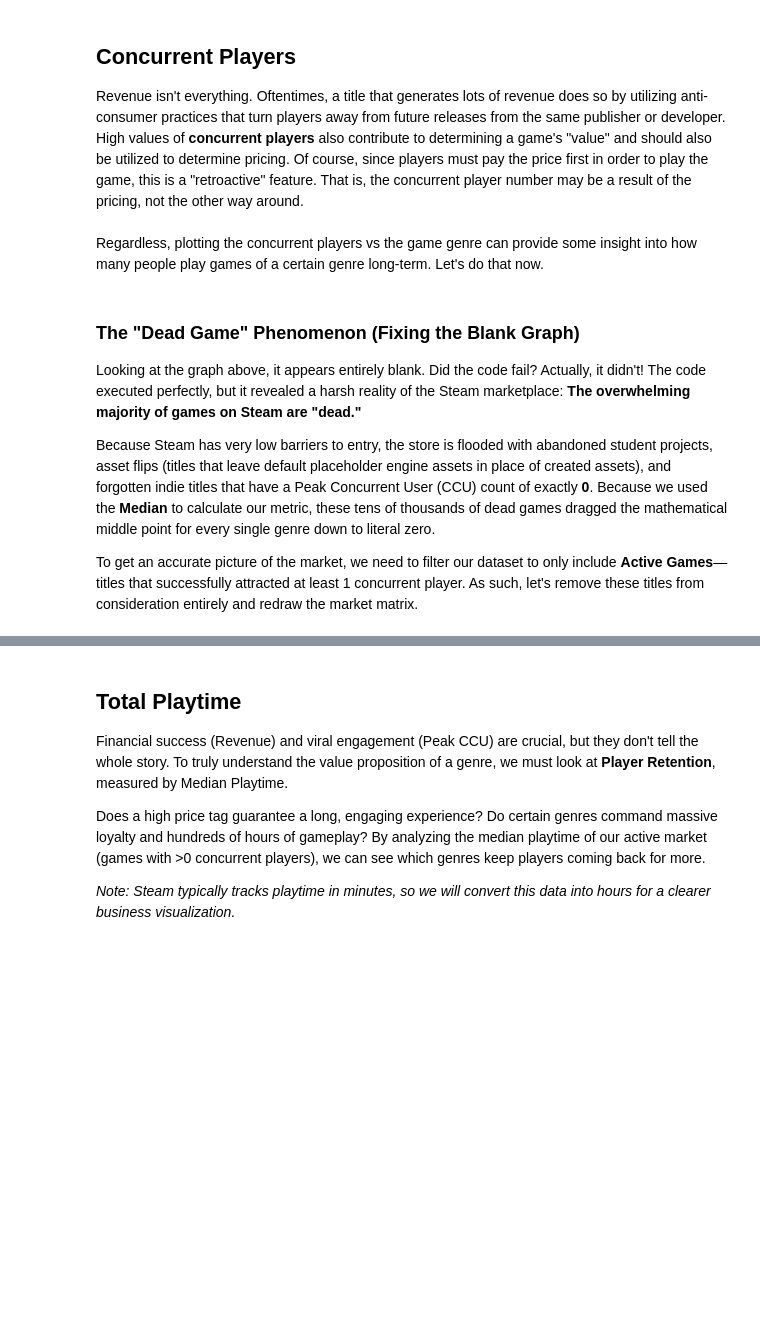
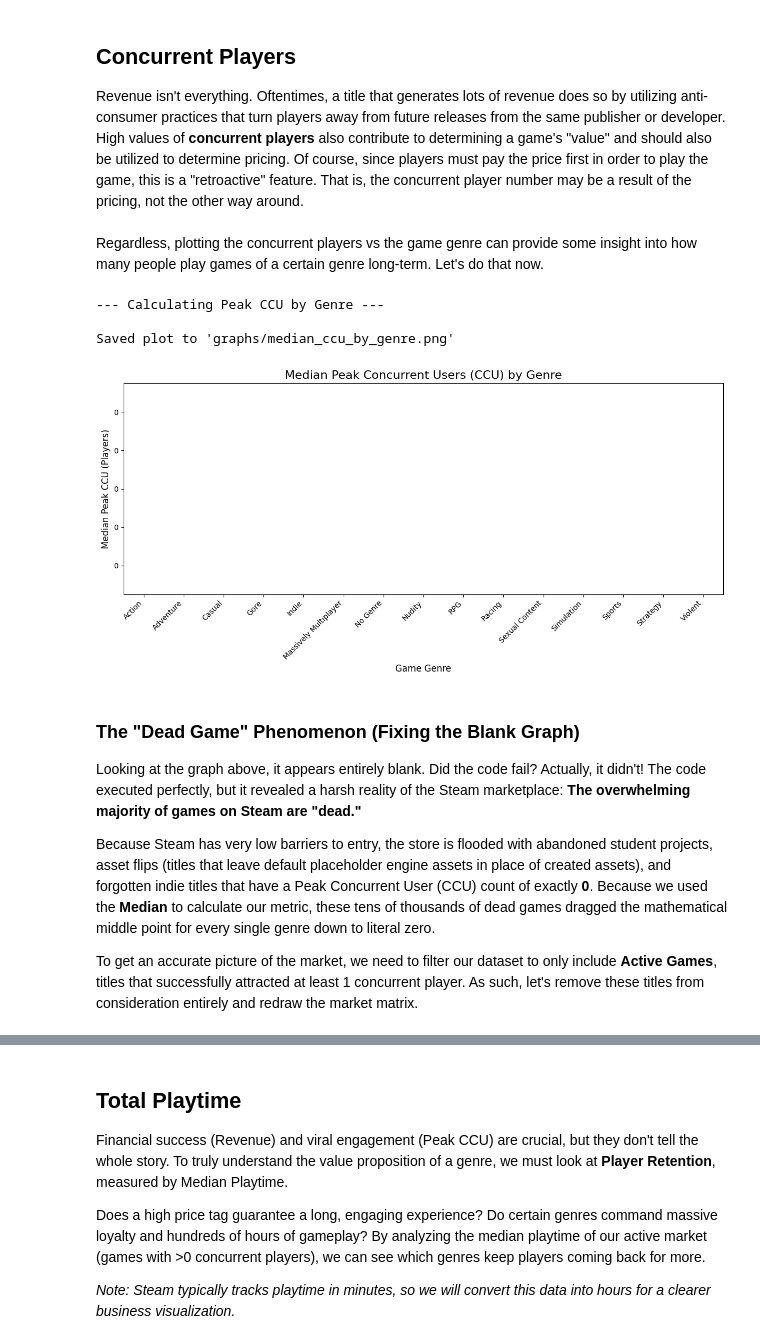
Before and after one commit to AMahapatra-Anly/Steam-Pricing-Analysis, a Jupyter notebook: Steam_Pricing_Analysis.ipynb, the cells around one changed output, grey strips where cells are left out. Saved outputs shown, nothing was run; the diff lists cells and outputs as text; code cells hidden in the pictures; blank space fills up the shorter version.

```diff
--- a/Steam_Pricing_Analysis.ipynb
+++ b/Steam_Pricing_Analysis.ipynb
@@ -375,58 +516,52 @@ Regardless, plotting the concurrent players vs the game genre can provide some i
 # %%
 print("--- Calculating Peak CCU by Genre ---")
 
-# Let's dynamically find the CCU column (usually 'peak_ccu' in this dataset)
-ccu_col = 'peak_ccu' if 'peak_ccu' in df_clean.columns else 'Peak CCU'
+# Explode the genres list so each game has one row per genre it belongs to
+df_exploded = df.explode('final_genres')
 
-ccu_data = []
-for genre in top_genres_clean:
-    genre_subset = df_clean[df_clean[genre] == 1]
-
-    # We use median because a few games with millions of CCUs will break the average
-    median_ccu = genre_subset[ccu_col].median()
-
-    ccu_data.append({
-        'Genre': genre,
-        'Median Peak CCU': median_ccu
-    })
-
-df_ccu_metrics = pd.DataFrame(ccu_data)
+# Calculate the median Peak CCU for each genre
+df_ccu_metrics = df_exploded.groupby('final_genres')['peak_ccu'].median().reset_index()
+df_ccu_metrics.columns = ['Genre', 'Median Peak CCU']
 
 # Sort by CCU for a better visual flow
 df_ccu_metrics = df_ccu_metrics.sort_values(by='Median Peak CCU', ascending=False)
 
-# Render the Chart
+# Visualization
 plt.figure(figsize=(12, 6))
 ax = sns.barplot(
     data=df_ccu_metrics,
     x='Genre',
     y='Median Peak CCU',
     hue='Genre',
-    palette='magma', # Using a different color palette to distinguish from Revenue
+    palette='magma',
     legend=False
 )
 
-plt.title('Median Peak Concurrent Users (CCU) by Top 10 Genres', fontsize=16)
+plt.title('Median Peak Concurrent Users (CCU) by Genre', fontsize=16)
 plt.xlabel('Game Genre', fontsize=12)
 plt.ylabel('Median Peak CCU (Players)', fontsize=12)
 plt.xticks(rotation=45, ha='right')
 
-# Format Y-axis to add commas (e.g., 1,500)
 ax.yaxis.set_major_formatter(plt.FuncFormatter(lambda x, loc: "{:,}".format(int(x))))
 plt.tight_layout()
 
 os.makedirs('graphs', exist_ok=True)
 plt.savefig('graphs/median_ccu_by_genre.png')
-print("Saved plot to 'graphs/median_ccu_by_genre.png'")
+print("\nSaved plot to 'graphs/median_ccu_by_genre.png'")
 
 plt.show()
+# %% [output]
+--- Calculating Peak CCU by Genre ---
+
+Saved plot to 'graphs/median_ccu_by_genre.png'
+[figure, added]
 # %% [markdown]
 ### The "Dead Game" Phenomenon (Fixing the Blank Graph)
 Looking at the graph above, it appears entirely blank. Did the code fail? Actually, it didn't! The code executed perfectly, but it revealed a harsh reality of the Steam marketplace: **The overwhelming majority of games on Steam are "dead."**
 
 Because Steam has very low barriers to entry, the store is flooded with abandoned student projects, asset flips (titles that leave default placeholder engine assets in place of created assets), and forgotten indie titles that have a Peak Concurrent User (CCU) count of exactly **0**. Because we used the **Median** to calculate our metric, these tens of thousands of dead games dragged the mathematical middle point for every single genre down to literal zero.
 
-To get an accurate picture of the market, we need to filter our dataset to only include **Active Games**—titles that successfully attracted at least 1 concurrent player. As such, let's remove these titles from consideration entirely and redraw the market matrix.
+To get an accurate picture of the market, we need to filter our dataset to only include **Active Games**, titles that successfully attracted at least 1 concurrent player. As such, let's remove these titles from consideration entirely and redraw the market matrix.
 # %%
 print("--- Recalculating Peak CCU (Active Games Only) ---")
 
```
Also changed, not shown: parts of 27 cells of this notebook, 12 other files.
